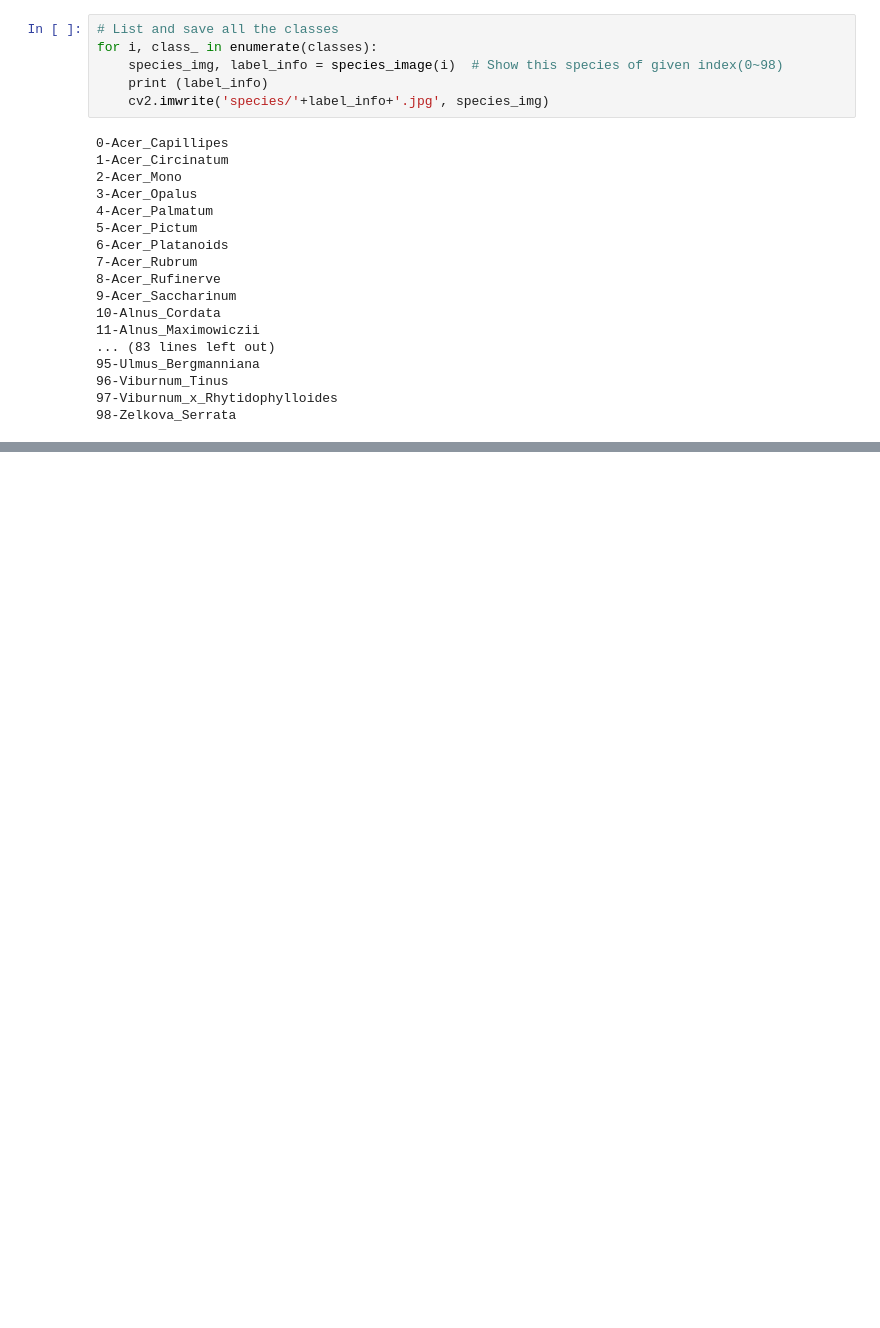
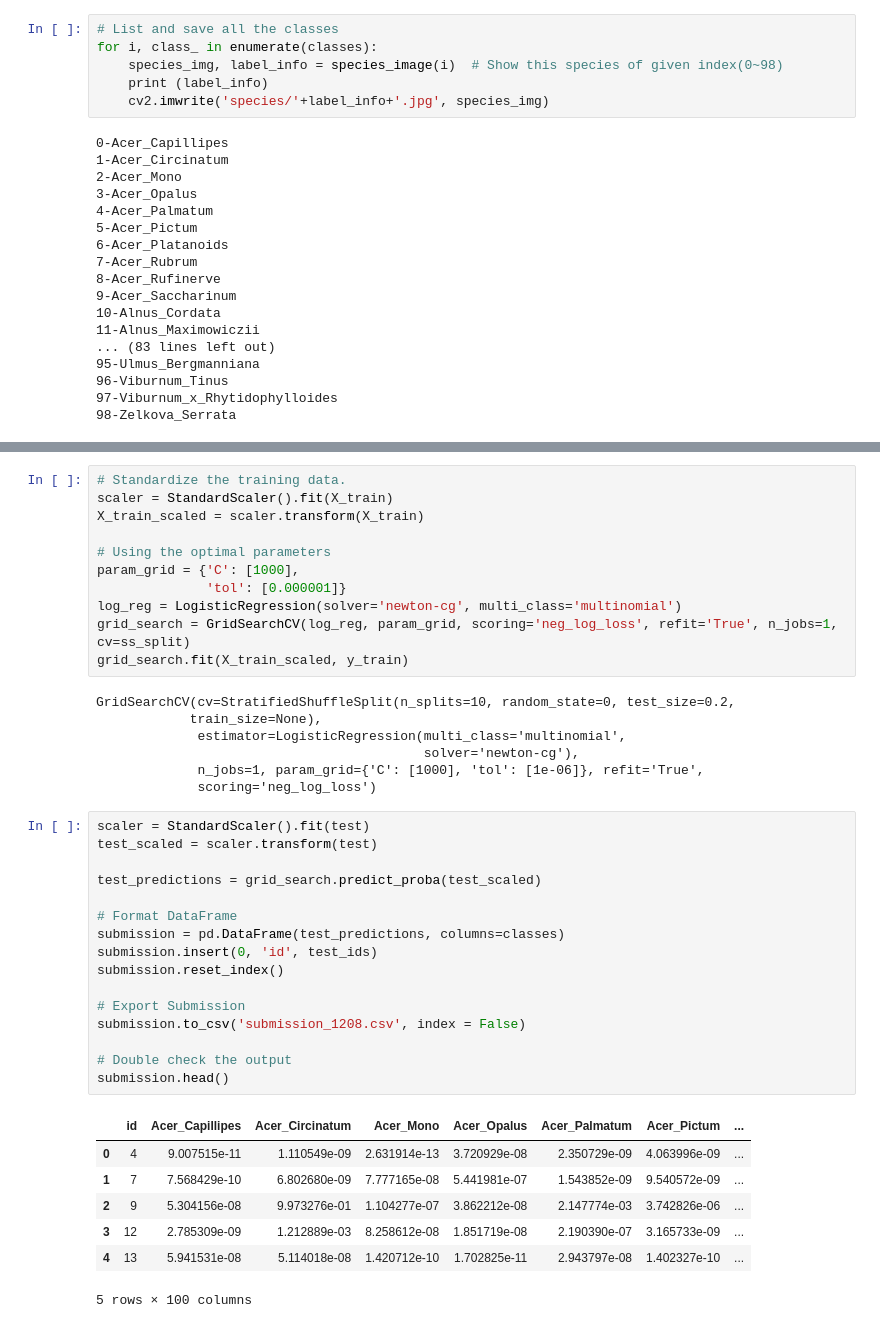
Before and after one commit to bryaanabraham/medicinal_plant_identifier_app, a Jupyter notebook: LeafClassification.ipynb, the cells around one changed output, grey strips where cells are left out. Drawn from its saved outputs; the diff is of its cells as text; blank space fills up the shorter version.

```diff
--- a/LeafClassification.ipynb
+++ b/LeafClassification.ipynb
@@ -239,0 +296,42 @@ Log Loss: 16.1755
+# %%
+# Standardize the training data.
+scaler = StandardScaler().fit(X_train)
+X_train_scaled = scaler.transform(X_train)
+
+# Using the optimal parameters
+param_grid = {'C': [1000],
+              'tol': [0.000001]}
+log_reg = LogisticRegression(solver='newton-cg', multi_class='multinomial')
+grid_search = GridSearchCV(log_reg, param_grid, scoring='neg_log_loss', refit='True', n_jobs=1, cv=ss_split)
+grid_search.fit(X_train_scaled, y_train)
+# %% [output]
+GridSearchCV(cv=StratifiedShuffleSplit(n_splits=10, random_state=0, test_size=0.2,
+            train_size=None),
+             estimator=LogisticRegression(multi_class='multinomial',
+                                          solver='newton-cg'),
+             n_jobs=1, param_grid={'C': [1000], 'tol': [1e-06]}, refit='True',
+             scoring='neg_log_loss')
+# %%
+scaler = StandardScaler().fit(test)
+test_scaled = scaler.transform(test)
+
+test_predictions = grid_search.predict_proba(test_scaled)
+
+# Format DataFrame
+submission = pd.DataFrame(test_predictions, columns=classes)
+submission.insert(0, 'id', test_ids)
+submission.reset_index()
+
+# Export Submission
+submission.to_csv('submission_1208.csv', index = False)
+
+# Double check the output
+submission.head()
+# %% [output]
+|  | id | Acer_Capillipes | Acer_Circinatum | Acer_Mono | Acer_Opalus | Acer_Palmatum | Acer_Pictum | ... |
+| 0 | 4 | 9.007515e-11 | 1.110549e-09 | 2.631914e-13 | 3.720929e-08 | 2.350729e-09 | 4.063996e-09 | ... |
+| 1 | 7 | 7.568429e-10 | 6.802680e-09 | 7.777165e-08 | 5.441981e-07 | 1.543852e-09 | 9.540572e-09 | ... |
+| 2 | 9 | 5.304156e-08 | 9.973276e-01 | 1.104277e-07 | 3.862212e-08 | 2.147774e-03 | 3.742826e-06 | ... |
+| 3 | 12 | 2.785309e-09 | 1.212889e-03 | 8.258612e-08 | 1.851719e-08 | 2.190390e-07 | 3.165733e-09 | ... |
+| 4 | 13 | 5.941531e-08 | 5.114018e-08 | 1.420712e-10 | 1.702825e-11 | 2.943797e-08 | 1.402327e-10 | ... |
+5 rows × 100 columns
```
Also changed, not shown: parts of 7 cells of this notebook.
